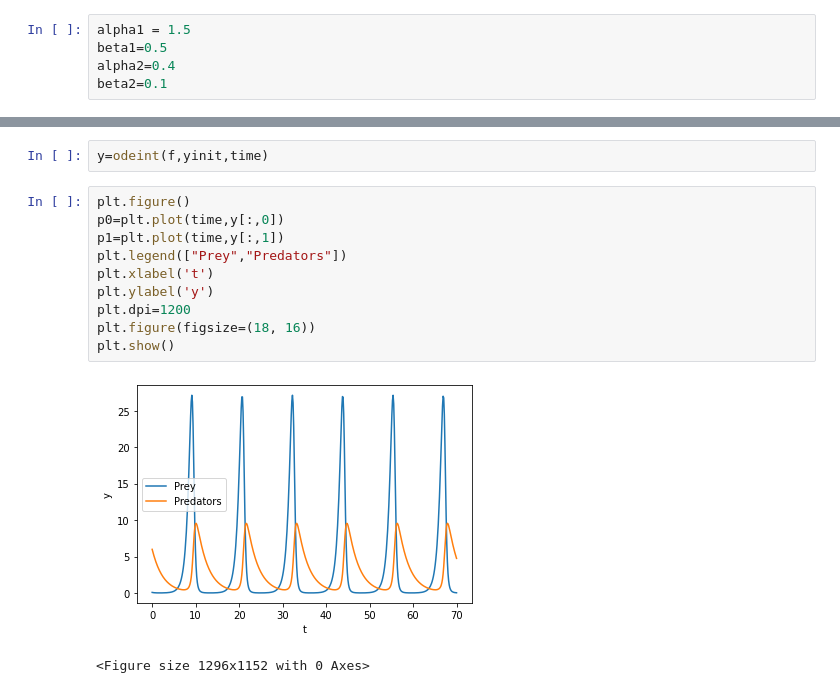
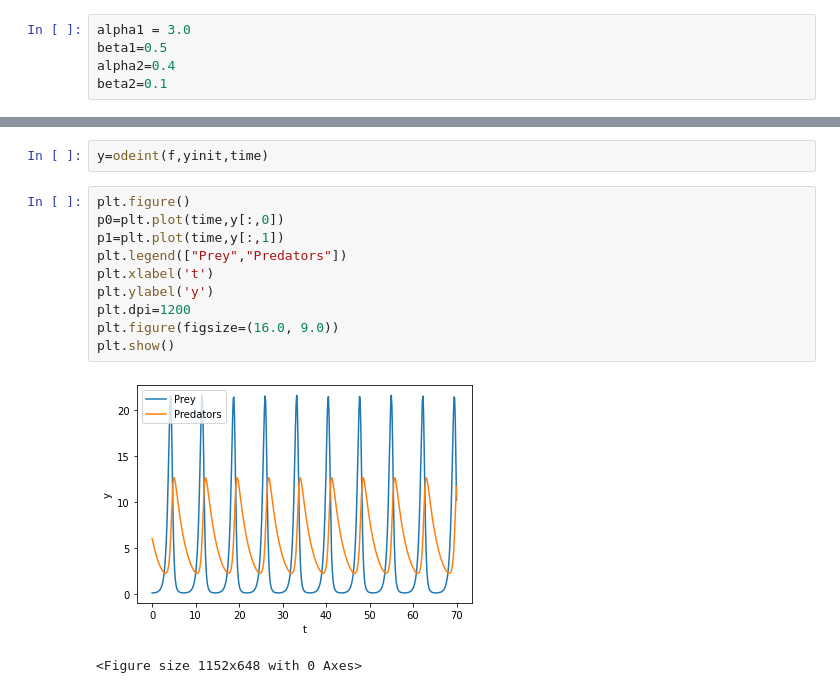
Before and after one commit to danchendrickson/608, a Jupyter notebook: Class 11 Video 2.ipynb, the cells around one changed output, grey strips where cells are left out. Cells and saved outputs as stored; diff of their text form.

```diff
--- a/Class 11 Video 2.ipynb
+++ b/Class 11 Video 2.ipynb
@@ -3,7 +3,7 @@ import numpy as np
 import matplotlib.pyplot as plt
 from scipy.integrate import odeint
 # %%
-alpha1 = 1.5
+alpha1 = 3.0
 beta1=0.5
 alpha2=0.4
 beta2=0.1
@@ -19,13 +19,13 @@ y=odeint(f,yinit,time)
 # %%
 plt.figure()
 p0=plt.plot(time,y[:,0])
 p1=plt.plot(time,y[:,1])
 plt.legend(["Prey","Predators"])
 plt.xlabel('t')
 plt.ylabel('y')
 plt.dpi=1200
-plt.figure(figsize=(18, 16))
+plt.figure(figsize=(16.0, 9.0))
 plt.show()
 # %% [output]
-[figure, old version]
+[figure, new version]
-<Figure size 1296x1152 with 0 Axes>
+<Figure size 1152x648 with 0 Axes>
```
Also changed, not shown: 3 other files.
